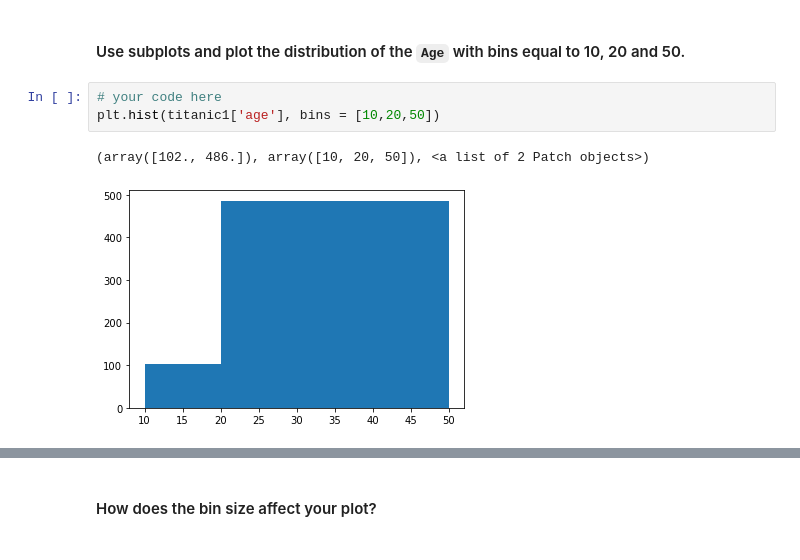
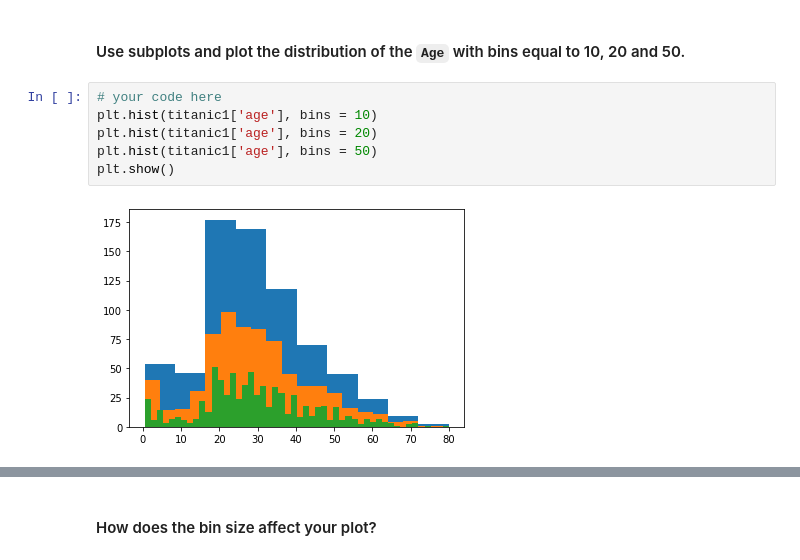
Before and after one commit to Pabloaliaga1995/dataptmad1121_labs, a Jupyter notebook: module-2/matplotlib-seaborn/your-code/main.ipynb, the cells around one changed output, grey strips where cells are left out. Saved outputs shown, nothing was run; the diff lists cells and outputs as text.

```diff
--- a/module-2/matplotlib-seaborn/your-code/main.ipynb
+++ b/module-2/matplotlib-seaborn/your-code/main.ipynb
@@ -316,8 +316,10 @@ px.scatter(data_frame=titanic1, x='sex', y='age',
 #### Use subplots and plot the distribution of the `Age`  with bins equal to 10, 20 and 50.
 # %%
 # your code here
-plt.hist(titanic1['age'], bins = [10,20,50])
+plt.hist(titanic1['age'], bins = 10)
+plt.hist(titanic1['age'], bins = 20)
+plt.hist(titanic1['age'], bins = 50)
+plt.show()
 # %% [output]
-(array([102., 486.]), array([10, 20, 50]), <a list of 2 Patch objects>)
-[figure, old version]
+[figure, new version]
 # %%
```
Also changed, not shown: parts of 13 cells of this notebook.
